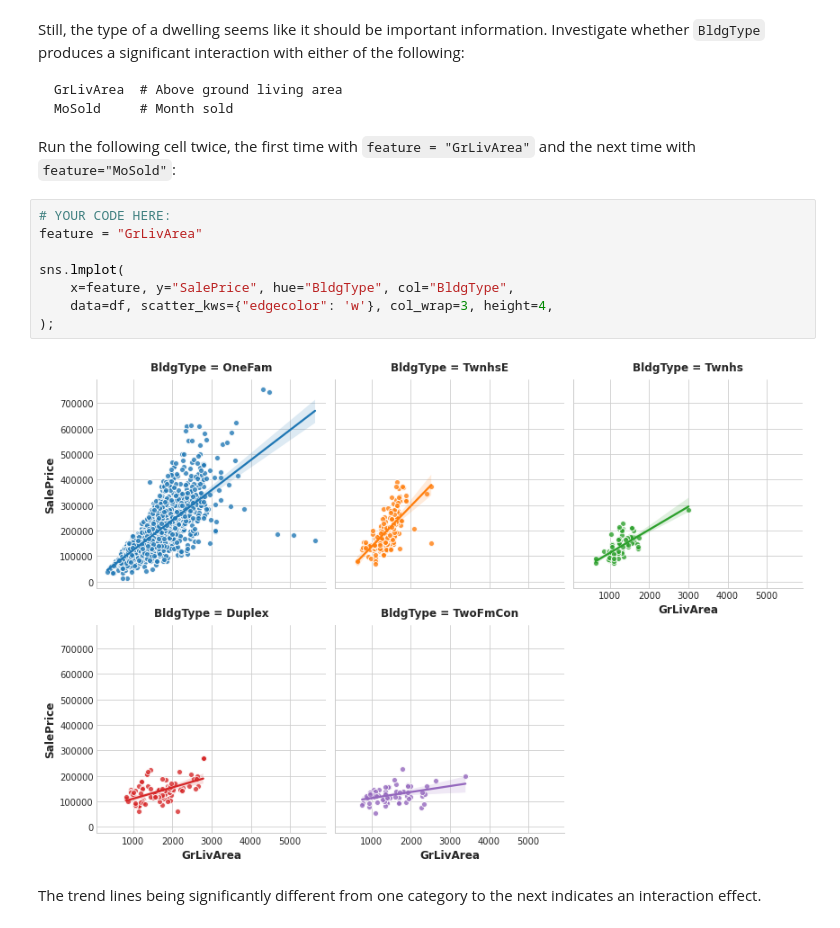
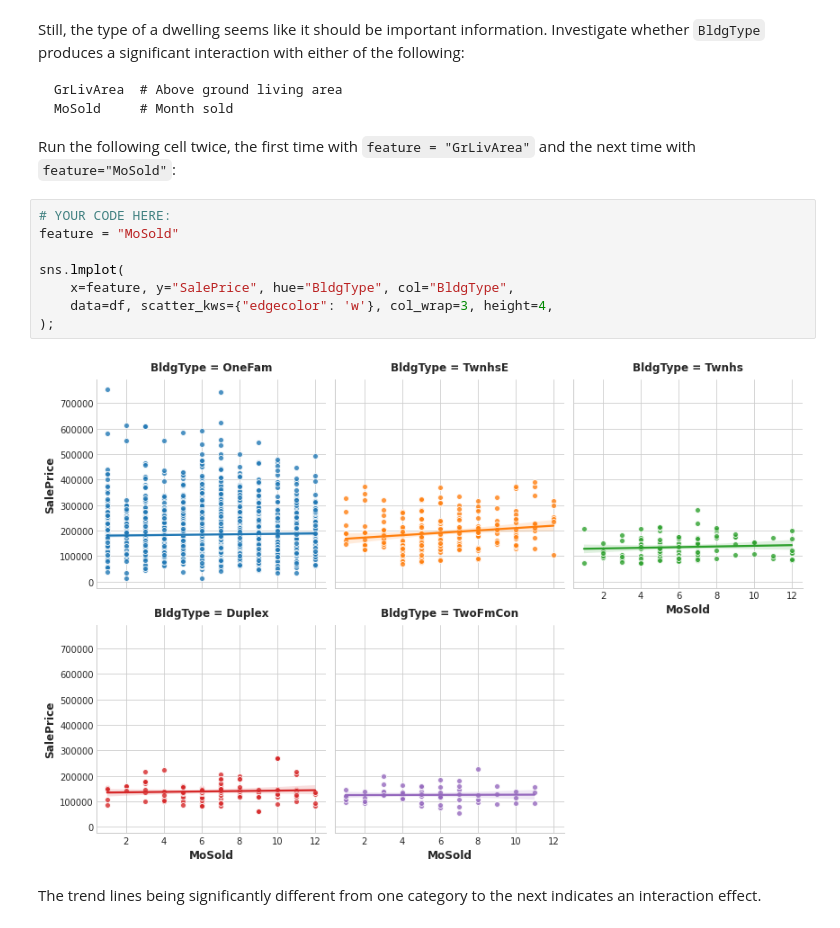
Before and after one commit to CristianColdea/kaggle_notebooks, a Jupyter notebook: exercise-mutual-information.ipynb, the cells around one changed output. Drawn from its saved outputs; the diff is of its cells as text.

```diff
--- a/exercise-mutual-information.ipynb
+++ b/exercise-mutual-information.ipynb
@@ -167,14 +167,14 @@ MoSold     # Month sold
 Run the following cell twice, the first time with `feature = "GrLivArea"` and the next time with `feature="MoSold"`:
 # %%
 # YOUR CODE HERE:
-feature = "GrLivArea"
+feature = "MoSold"
 
 sns.lmplot(
     x=feature, y="SalePrice", hue="BldgType", col="BldgType",
     data=df, scatter_kws={"edgecolor": 'w'}, col_wrap=3, height=4,
 );
 # %% [output]
-[figure, old version]
+[figure, new version]
 # %% [markdown]
 The trend lines being significantly different from one category to the next indicates an interaction effect.
 # %% [markdown]
```
Also changed, not shown: parts of 1 cell of this notebook.
